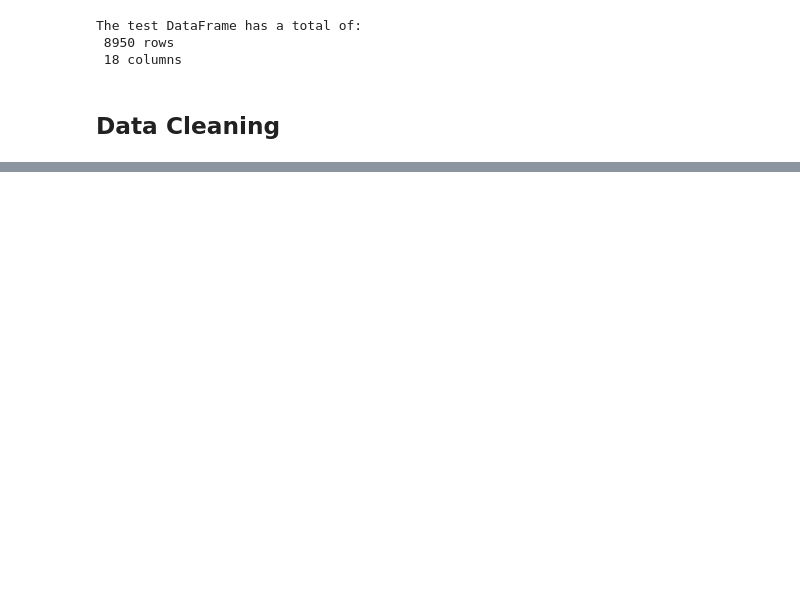
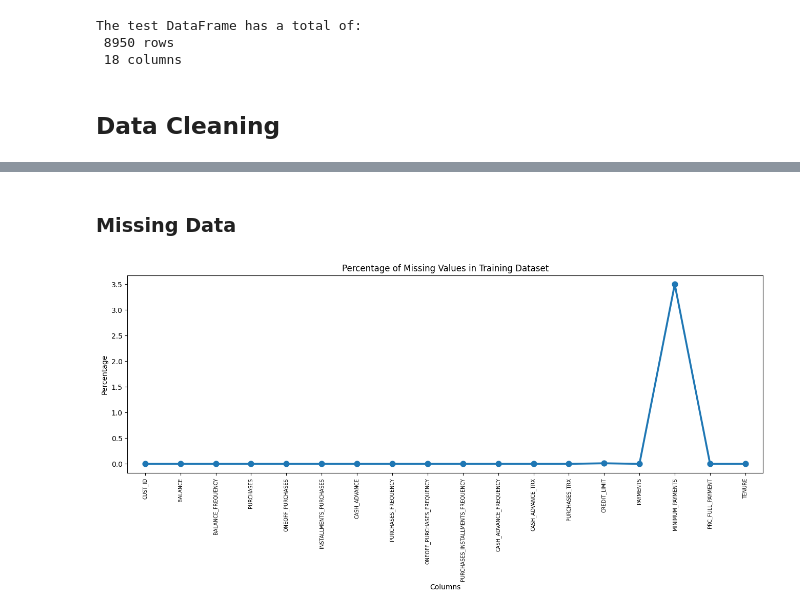
Before and after one commit to besideme95/Mini_Project, a Jupyter notebook: Talentlabs Exercise/Clustering Analytics.ipynb, the cells around one changed output, grey strips where cells are left out. Saved outputs shown, nothing was run; the diff lists cells and outputs as text; code cells hidden in the pictures; blank space fills up the shorter version.

```diff
--- a/Talentlabs Exercise/Clustering Analytics.ipynb
+++ b/Talentlabs Exercise/Clustering Analytics.ipynb
@@ -30,3 +31,20 @@ df.head(10)
 | 7 | C10008 | 1823.652743 | 1.000000 | 436.20 | 0.00 | 436.20 | 0.000000 | ... |
 | 8 | C10009 | 1014.926473 | 1.000000 | 861.49 | 661.49 | 200.00 | 0.000000 | ... |
 | 9 | C10010 | 152.225975 | 0.545455 | 1281.60 | 1281.60 | 0.00 | 0.000000 | ... |
+# %% [markdown]
+### Missing Data
+# %%
+# Creation of new df to calculate percentage of missing data
+missing = pd.DataFrame((df.isnull().sum()) * 100 / df.shape[0]).reset_index()
+missing.columns = ['Column', 'Percentage']
+
+# Plotting using seaborn
+plt.figure(figsize=(16, 5))
+ax = sns.pointplot(x='Column', y='Percentage', data=missing)
+plt.xticks(rotation=90, fontsize=7)
+plt.title("Percentage of Missing Values in Training Dataset")
+plt.ylabel("Percentage")
+plt.xlabel("Columns")
+plt.show()
+# %% [output]
+[figure, added]
```
Also changed, not shown: parts of 22 cells of this notebook.
